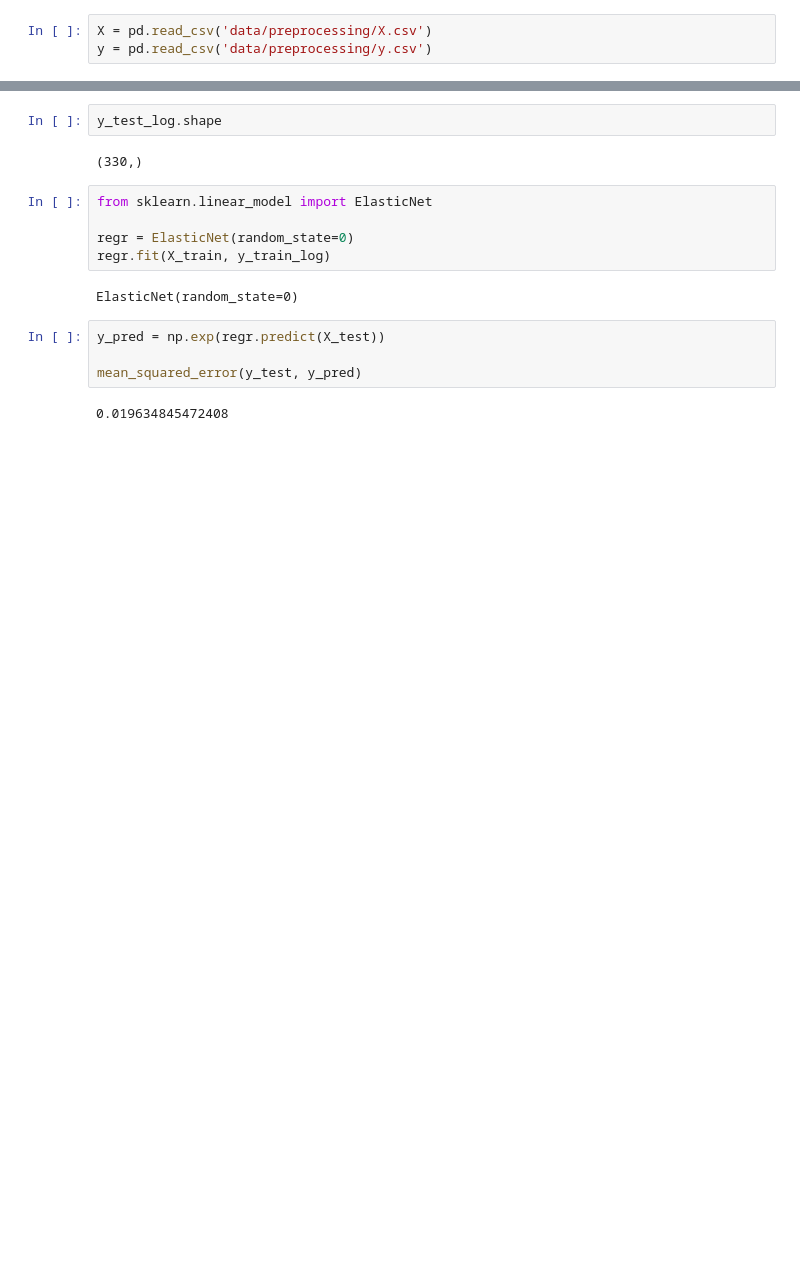
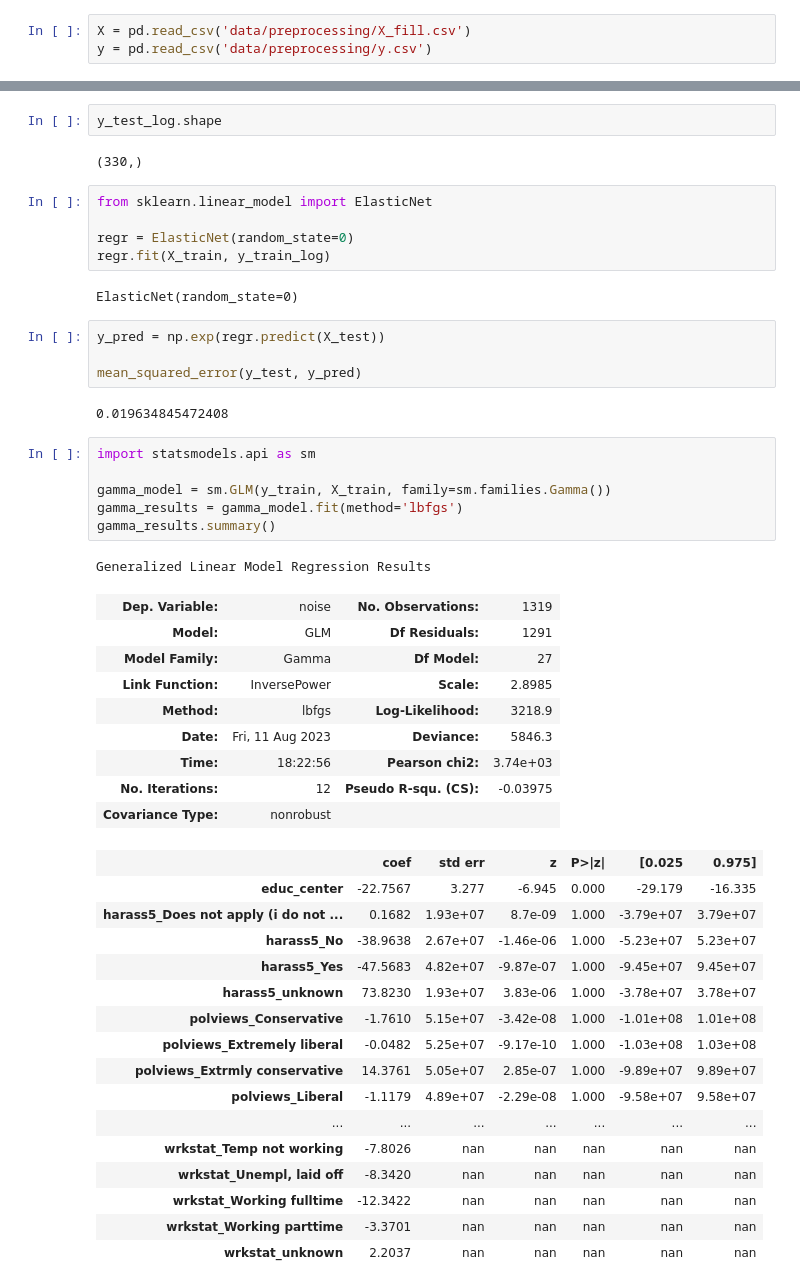
Before and after one commit to batman0911/social-stat-final-term, a Jupyter notebook: linear_model.ipynb, the cells around one changed output, grey strips where cells are left out. Drawn from its saved outputs; the diff is of its cells as text; blank space fills up the shorter version.

Commit message:
add fill na

```diff
--- a/linear_model.ipynb
+++ b/linear_model.ipynb
@@ -4,5 +4,5 @@ from sklearn import linear_model
 import pandas as pd
 import numpy as np
 # %%
-X = pd.read_csv('data/preprocessing/X.csv')
+X = pd.read_csv('data/preprocessing/X_fill.csv')
 y = pd.read_csv('data/preprocessing/y.csv')
@@ -79,3 +97,36 @@ y_pred = np.exp(regr.predict(X_test))
 mean_squared_error(y_test, y_pred)
 # %% [output]
 0.019634845472408
+# %%
+import statsmodels.api as sm
+
+gamma_model = sm.GLM(y_train, X_train, family=sm.families.Gamma())
+gamma_results = gamma_model.fit(method='lbfgs')
+gamma_results.summary()
+# %% [output]
+Generalized Linear Model Regression Results
+| Dep. Variable: | noise | No. Observations: | 1319 |
+| Model: | GLM | Df Residuals: | 1291 |
+| Model Family: | Gamma | Df Model: | 27 |
+| Link Function: | InversePower | Scale: | 2.8985 |
+| Method: | lbfgs | Log-Likelihood: | 3218.9 |
+| Date: | Fri, 11 Aug 2023 | Deviance: | 5846.3 |
+| Time: | 18:22:56 | Pearson chi2: | 3.74e+03 |
+| No. Iterations: | 12 | Pseudo R-squ. (CS): | -0.03975 |
+| Covariance Type: | nonrobust |  |  |
+|  | coef | std err | z | P>|z| | [0.025 | 0.975] |
+| educ_center | -22.7567 | 3.277 | -6.945 | 0.000 | -29.179 | -16.335 |
+| harass5_Does not apply (i do not ... | 0.1682 | 1.93e+07 | 8.7e-09 | 1.000 | -3.79e+07 | 3.79e+07 |
+| harass5_No | -38.9638 | 2.67e+07 | -1.46e-06 | 1.000 | -5.23e+07 | 5.23e+07 |
+| harass5_Yes | -47.5683 | 4.82e+07 | -9.87e-07 | 1.000 | -9.45e+07 | 9.45e+07 |
+| harass5_unknown | 73.8230 | 1.93e+07 | 3.83e-06 | 1.000 | -3.78e+07 | 3.78e+07 |
+| polviews_Conservative | -1.7610 | 5.15e+07 | -3.42e-08 | 1.000 | -1.01e+08 | 1.01e+08 |
+| polviews_Extremely liberal | -0.0482 | 5.25e+07 | -9.17e-10 | 1.000 | -1.03e+08 | 1.03e+08 |
+| polviews_Extrmly conservative | 14.3761 | 5.05e+07 | 2.85e-07 | 1.000 | -9.89e+07 | 9.89e+07 |
+| polviews_Liberal | -1.1179 | 4.89e+07 | -2.29e-08 | 1.000 | -9.58e+07 | 9.58e+07 |
+| ... | ... | ... | ... | ... | ... | ... |
+| wrkstat_Temp not working | -7.8026 | nan | nan | nan | nan | nan |
+| wrkstat_Unempl, laid off | -8.3420 | nan | nan | nan | nan | nan |
+| wrkstat_Working fulltime | -12.3422 | nan | nan | nan | nan | nan |
+| wrkstat_Working parttime | -3.3701 | nan | nan | nan | nan | nan |
+| wrkstat_unknown | 2.2037 | nan | nan | nan | nan | nan |
```
Also changed, not shown: parts of 3 cells of this notebook, 3 other files.
